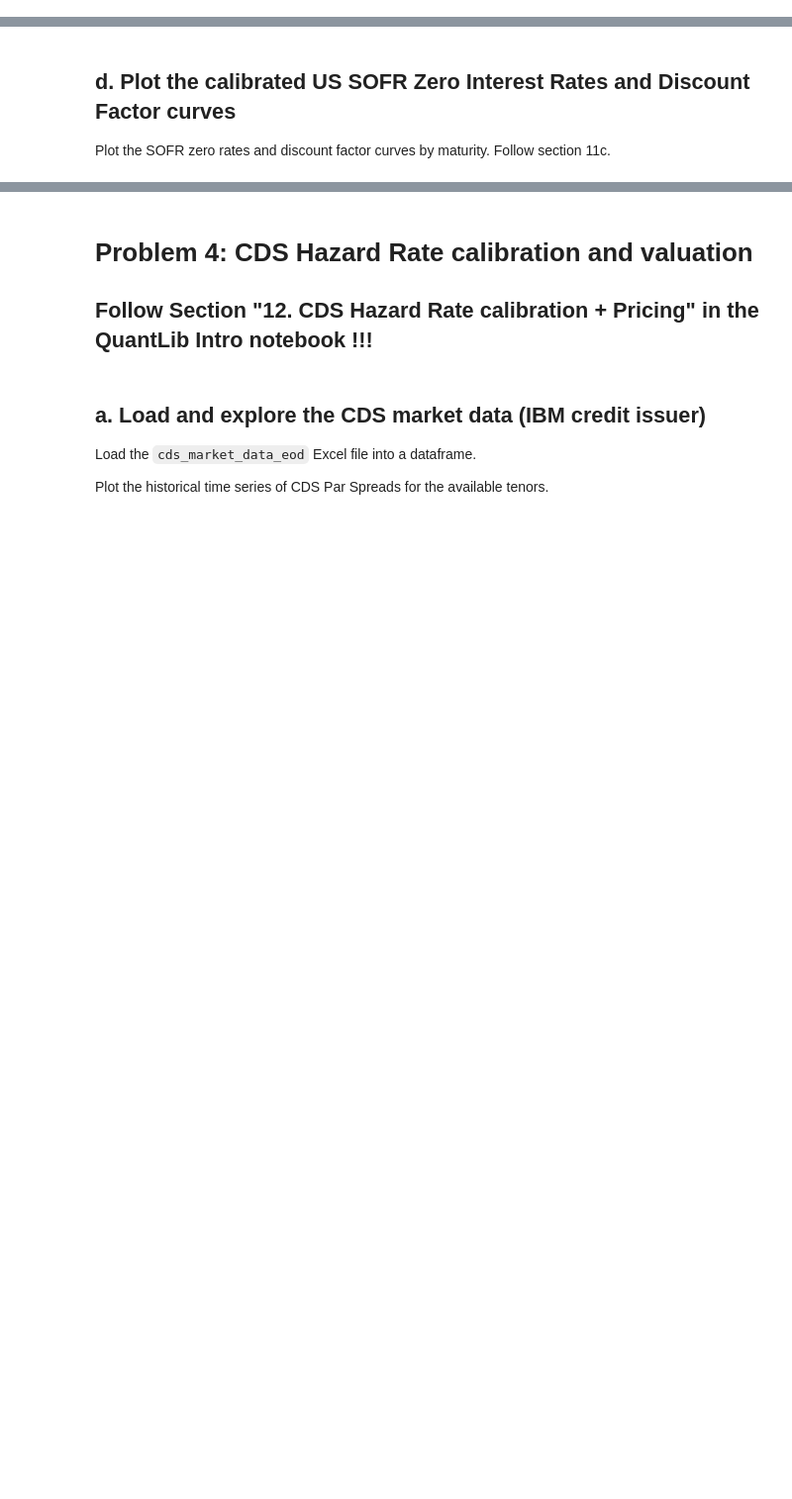
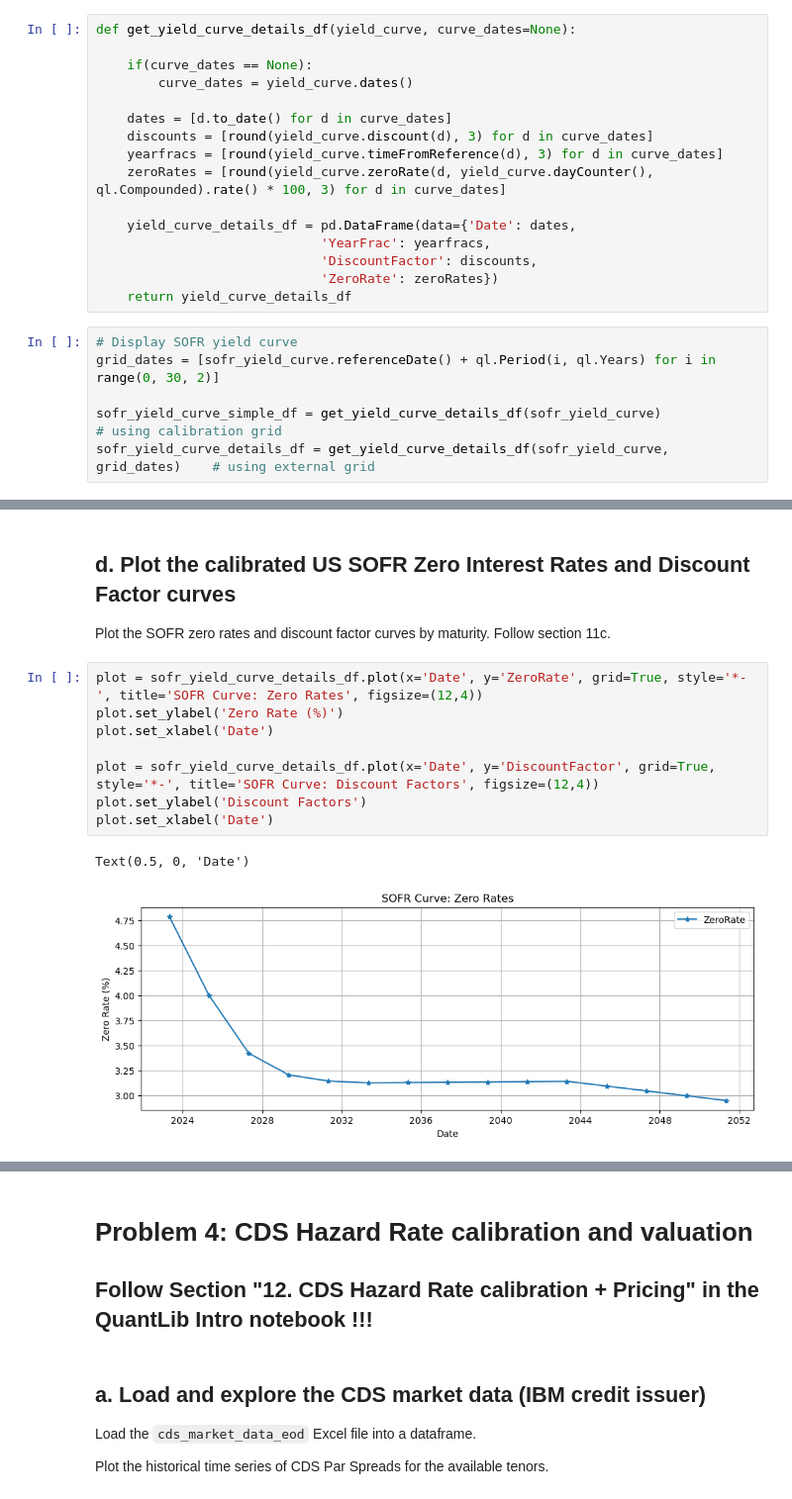
Before and after one commit to alanwake47/FINM-35700-Credit-Markets, a Jupyter notebook: week3/hw3/Homework 3.ipynb, the cells around one changed output, grey strips where cells are left out. Shown: that part at 99% size. Cells and saved outputs as stored; diff of their text form; blank space fills up the shorter version.

```diff
--- a/week3/hw3/Homework 3.ipynb
+++ b/week3/hw3/Homework 3.ipynb
@@ -776,0 +799,22 @@ sofr_yield_curve = calibrate_sofr_curve_from_frame(calc_date2, sofr_swaps_market
+# %%
+def get_yield_curve_details_df(yield_curve, curve_dates=None):
+
+    if(curve_dates == None):
+        curve_dates = yield_curve.dates()
+
+    dates = [d.to_date() for d in curve_dates]
+    discounts = [round(yield_curve.discount(d), 3) for d in curve_dates]
+    yearfracs = [round(yield_curve.timeFromReference(d), 3) for d in curve_dates]
+    zeroRates = [round(yield_curve.zeroRate(d, yield_curve.dayCounter(), ql.Compounded).rate() * 100, 3) for d in curve_dates]
+
+    yield_curve_details_df = pd.DataFrame(data={'Date': dates,
+                             'YearFrac': yearfracs,
+                             'DiscountFactor': discounts,
+                             'ZeroRate': zeroRates})
+    return yield_curve_details_df
+# %%
+# Display SOFR yield curve
+grid_dates = [sofr_yield_curve.referenceDate() + ql.Period(i, ql.Years) for i in range(0, 30, 2)]
+
+sofr_yield_curve_simple_df = get_yield_curve_details_df(sofr_yield_curve)                  # using calibration grid
+sofr_yield_curve_details_df = get_yield_curve_details_df(sofr_yield_curve, grid_dates)    # using external grid
@@ -782,3 +858,14 @@ Follow section 11d to display the calibration details dataframe.
 ## d. Plot the calibrated US SOFR Zero Interest Rates and Discount Factor curves
 
 Plot the SOFR zero rates and discount factor curves by maturity. Follow section 11c.
+# %%
+plot = sofr_yield_curve_details_df.plot(x='Date', y='ZeroRate', grid=True, style='*-', title='SOFR Curve: Zero Rates', figsize=(12,4))
+plot.set_ylabel('Zero Rate (%)')
+plot.set_xlabel('Date')
+
+plot = sofr_yield_curve_details_df.plot(x='Date', y='DiscountFactor', grid=True, style='*-', title='SOFR Curve: Discount Factors', figsize=(12,4))
+plot.set_ylabel('Discount Factors')
+plot.set_xlabel('Date')
+# %% [output]
+Text(0.5, 0, 'Date')
+[figure, added]
```
Also changed, not shown: parts of 32 cells of this notebook, 1 other file.
